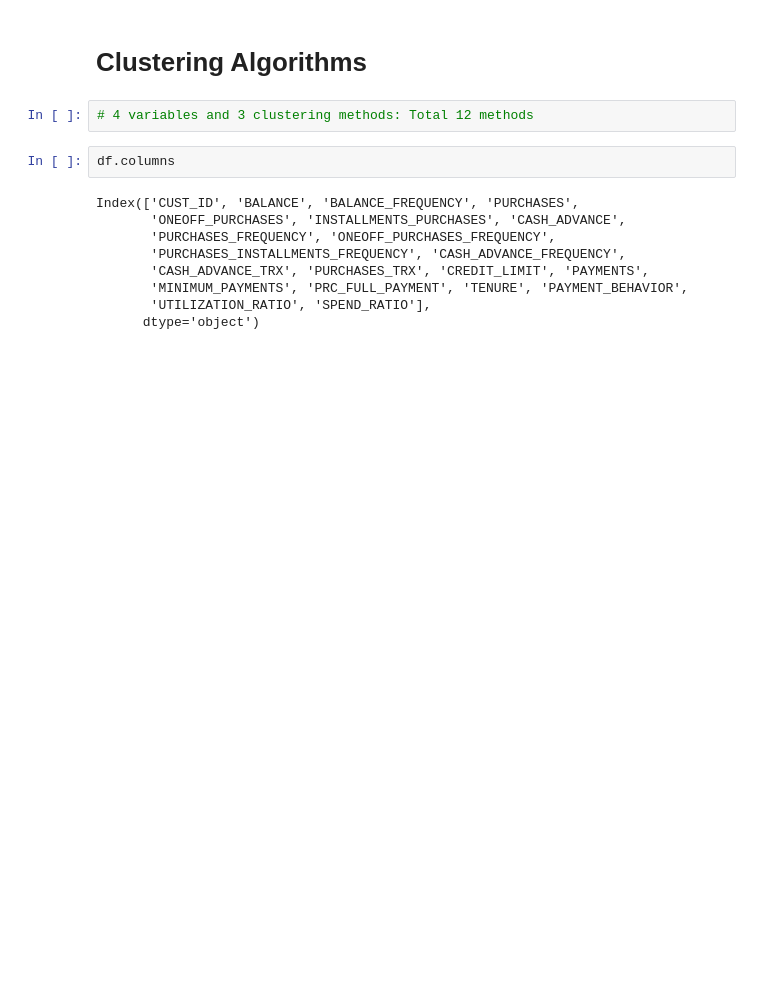
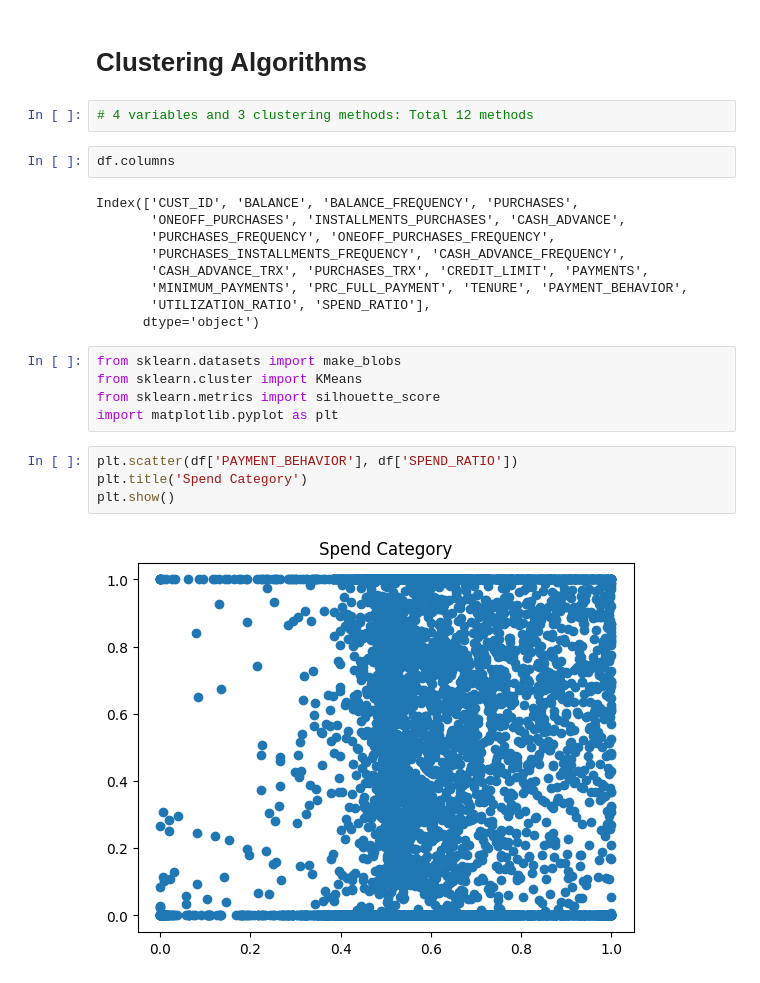
Before and after one commit to Muskan-rs/ds_assignment2, a Jupyter notebook: ds_assignment2.ipynb, the cells around one changed output. Cells and saved outputs as stored; diff of their text form; blank space fills up the shorter version.

Commit message:
updated cluster code

```diff
--- a/ds_assignment2.ipynb
+++ b/ds_assignment2.ipynb
@@ -464,3 +464,14 @@ Index(['CUST_ID', 'BALANCE', 'BALANCE_FREQUENCY', 'PURCHASES',
        'MINIMUM_PAYMENTS', 'PRC_FULL_PAYMENT', 'TENURE', 'PAYMENT_BEHAVIOR',
        'UTILIZATION_RATIO', 'SPEND_RATIO'],
       dtype='object')
+# %%
+from sklearn.datasets import make_blobs
+from sklearn.cluster import KMeans
+from sklearn.metrics import silhouette_score
+import matplotlib.pyplot as plt
+# %%
+plt.scatter(df['PAYMENT_BEHAVIOR'], df['SPEND_RATIO'])
+plt.title('Spend Category')
+plt.show()
+# %% [output]
+[figure, added]
```
Also changed, not shown: parts of 4 cells of this notebook.
